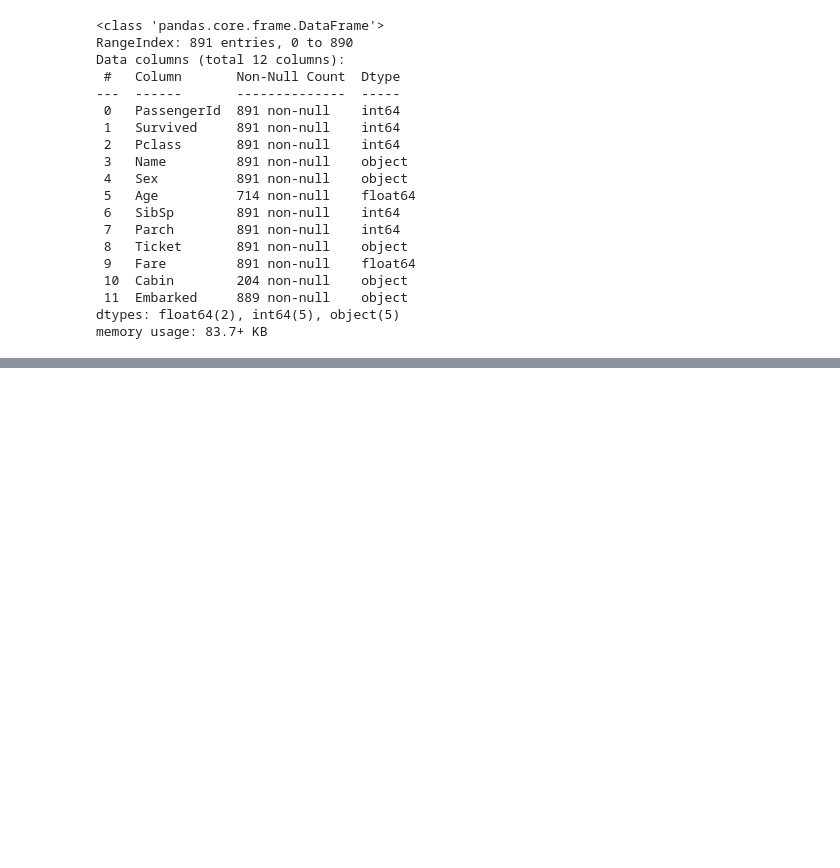
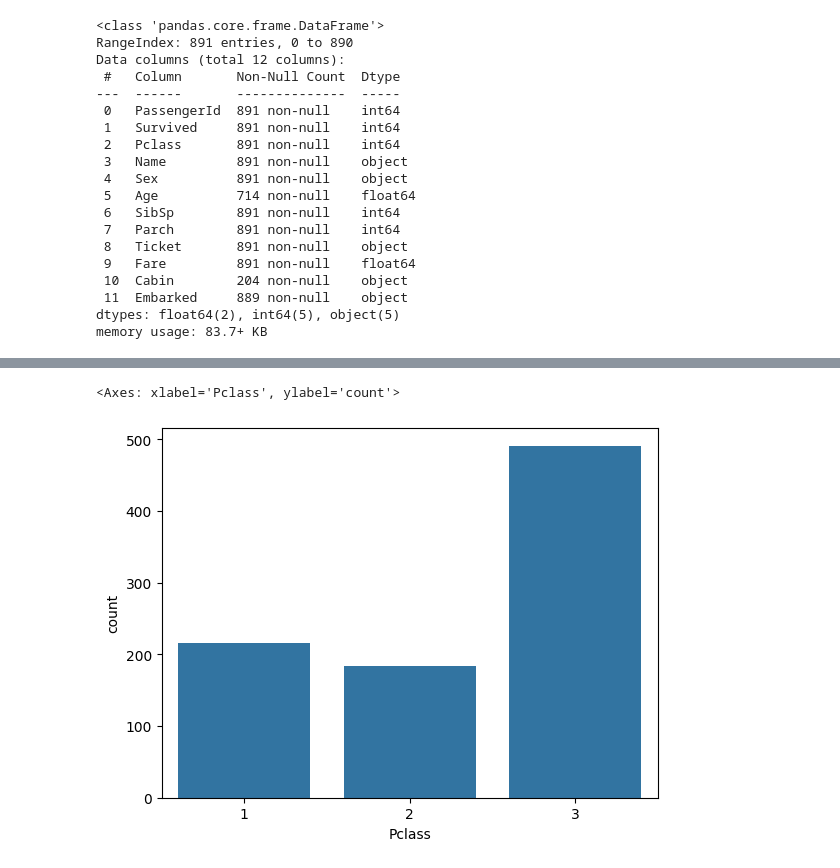
Before and after one commit to BhavyaT-135/Python-ML-Bootcamp, a Jupyter notebook: 02_titanic_dataset_analysis/titanic_dataset.ipynb, the cells around one changed output, grey strips where cells are left out. Drawn from its saved outputs; the diff is of its cells as text; code cells hidden in the pictures; blank space fills up the shorter version.

```diff
--- a/02_titanic_dataset_analysis/titanic_dataset.ipynb
+++ b/02_titanic_dataset_analysis/titanic_dataset.ipynb
@@ -56,0 +65,5 @@ memory usage: 83.7+ KB
+# %%
+sns.countplot(x = train['Pclass'])
+# %% [output]
+<Axes: xlabel='Pclass', ylabel='count'>
+[figure, added]
```
Also changed, not shown: parts of 5 cells of this notebook.
